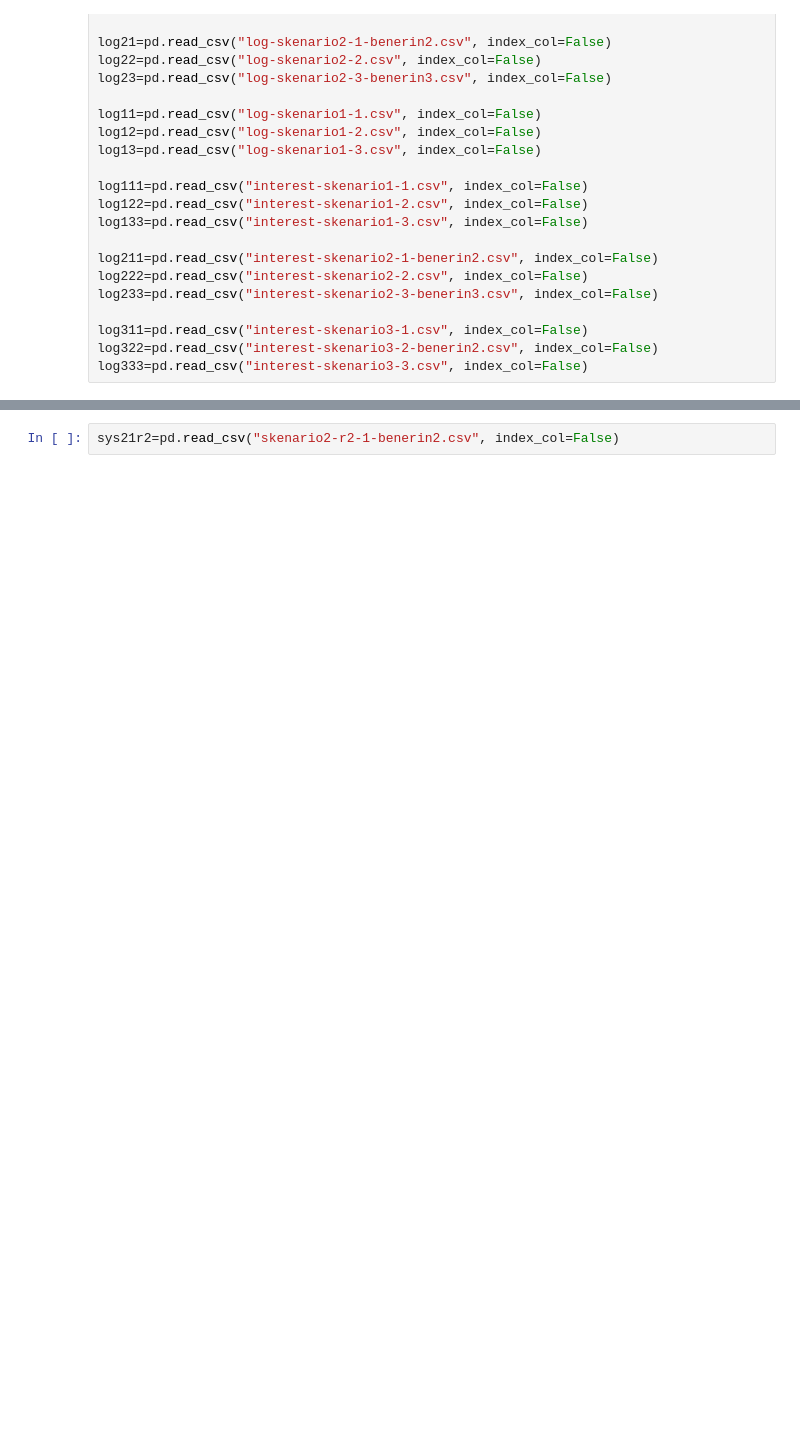
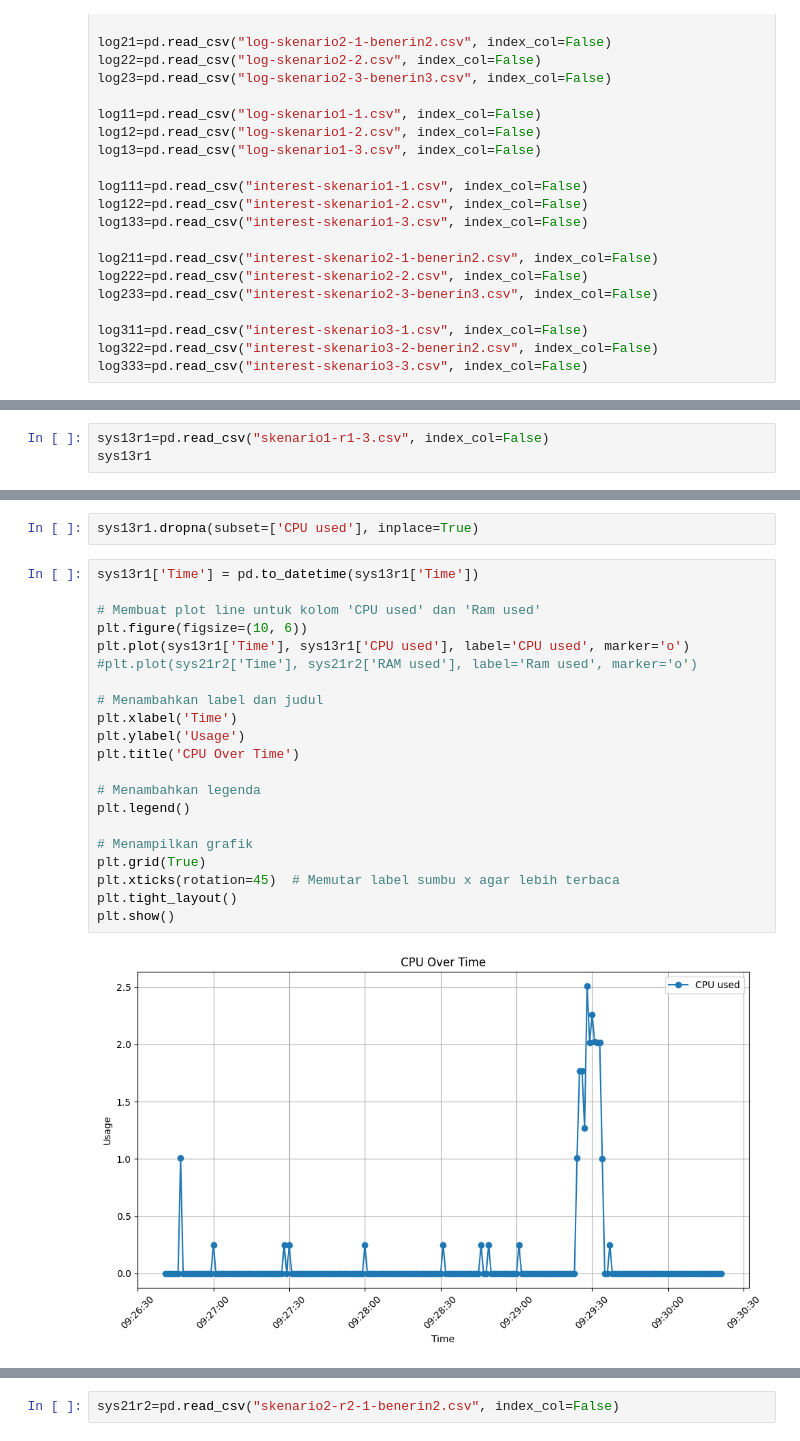
Before and after one commit to agnislur/ndn_project, a Jupyter notebook: OlahData.ipynb, the cells around one changed output, grey strips where cells are left out. Cells and saved outputs as stored; diff of their text form; blank space fills up the shorter version.

```diff
--- a/OlahData.ipynb
+++ b/OlahData.ipynb
@@ -53,0 +133,3 @@ log333=pd.read_csv("interest-skenario3-3.csv", index_col=False)
+# %%
+sys13r1=pd.read_csv("skenario1-r1-3.csv", index_col=False)
+sys13r1
@@ -53,0 +150,25 @@ log333=pd.read_csv("interest-skenario3-3.csv", index_col=False)
+# %%
+sys13r1.dropna(subset=['CPU used'], inplace=True)
+# %%
+sys13r1['Time'] = pd.to_datetime(sys13r1['Time'])
+
+# Membuat plot line untuk kolom 'CPU used' dan 'Ram used'
+plt.figure(figsize=(10, 6))
+plt.plot(sys13r1['Time'], sys13r1['CPU used'], label='CPU used', marker='o')
+#plt.plot(sys21r2['Time'], sys21r2['RAM used'], label='Ram used', marker='o')
+
+# Menambahkan label dan judul
+plt.xlabel('Time')
+plt.ylabel('Usage')
+plt.title('CPU Over Time')
+
+# Menambahkan legenda
+plt.legend()
+
+# Menampilkan grafik
+plt.grid(True)
+plt.xticks(rotation=45)  # Memutar label sumbu x agar lebih terbaca
+plt.tight_layout()
+plt.show()
+# %% [output]
+[figure, added]
```
Also changed, not shown: parts of 31 cells of this notebook.
